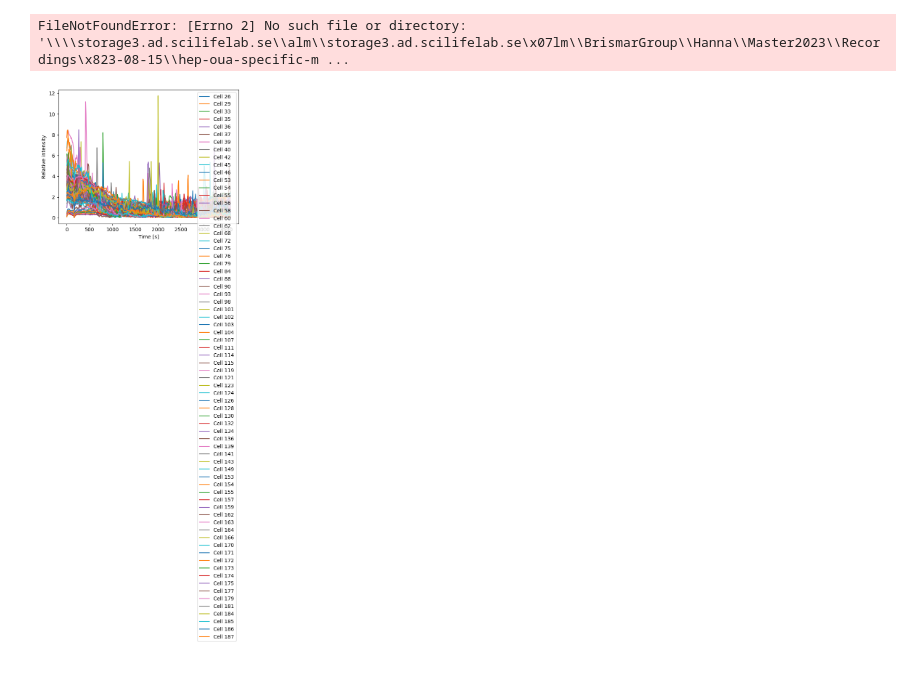
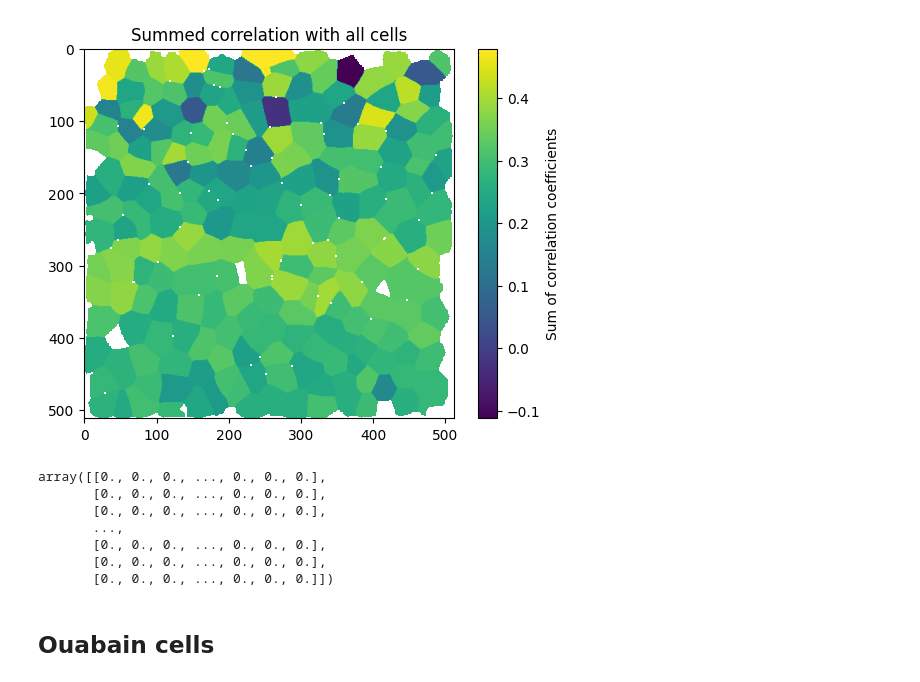
Before and after one commit to h-israelsson/Master2023, a Jupyter notebook: testing.ipynb, the cells around one changed output. Drawn from its saved outputs; the diff is of its cells as text; code cells hidden in the pictures.

```diff
--- a/testing.ipynb
+++ b/testing.ipynb
@@ -6,13 +8,11 @@ extract_images_for_training("//storage3.ad.scilifelab.se/alm/BrismarGroup/Hanna/
 # %%
-images_path = "//storage3.ad.scilifelab.se/alm/BrismarGroup/Hanna/Master2023/Recordings/2023-08-15/15_08_hep_oua.tif"
-model_path = "C:/Users/workstation3/Documents/Hannas_models/08-15-hep-oua"
+images_path = "//storage3.ad.scilifelab.se/alm/BrismarGroup/Hanna/Master2023/Recordings/2023-08-15/15_08_ctl.tif"
+model_path = "C:/Users/workstation3/Documents/Hannas_models/master_model_2"
 savedir = "//storage3.ad.scilifelab.se/alm/BrismarGroup/Hanna/Master2023/Recordings/2023-08-15"
-name = "hep-oua-specific_model"
-masks_path = "//storage3.ad.scilifelab.se/alm/BrismarGroup/Hanna/Master2023/Recordings/2023-08-15/hep-oua-specific-model-masks.tif"
+name = "ctl-mm2-dl10-btl15"
+masks_path = "//storage3.ad.scilifelab.se/alm/BrismarGroup/Hanna/Master2023/Recordings/2023-08-15/hep-oua-specific_model_masks.tif"
 # %%
 images = open_image_stack(images_path)
 masks = open_masks(masks_path)
-# %% [output]
-FileNotFoundError: [Errno 2] No such file or directory: '\\\\storage3.ad.scilifelab.se\\alm\\storage3.ad.scilifelab.se\x07lm\\BrismarGroup\\Hanna\\Master2023\\Recordings\x823-08-15\\hep-oua-specific-m ...
 # %%
-masks = get_segmentation(images_path, model_path, save=True, savedir=savedir, name=name)
+masks = get_segmentation(images_path, model_path, save=True, savedir=savedir, name=name, track=False)
@@ -21,4 +21,13 @@ common_cells, xxx = get_common_cells(masks)
 # %%
-plot_cell_intensities(common_cells, masks, images, normalize=True)
+plot_xcorr_map(masks, images, mode='total_sum', normalize=True, occurence=80)
 # %% [output]
-[figure, old version]
+[figure, new version]
+array([[0., 0., 0., ..., 0., 0., 0.],
+       [0., 0., 0., ..., 0., 0., 0.],
+       [0., 0., 0., ..., 0., 0., 0.],
+       ...,
+       [0., 0., 0., ..., 0., 0., 0.],
+       [0., 0., 0., ..., 0., 0., 0.],
+       [0., 0., 0., ..., 0., 0., 0.]])
+# %% [markdown]
+## Ouabain cells
```
Also changed, not shown: parts of 13 cells of this notebook.
